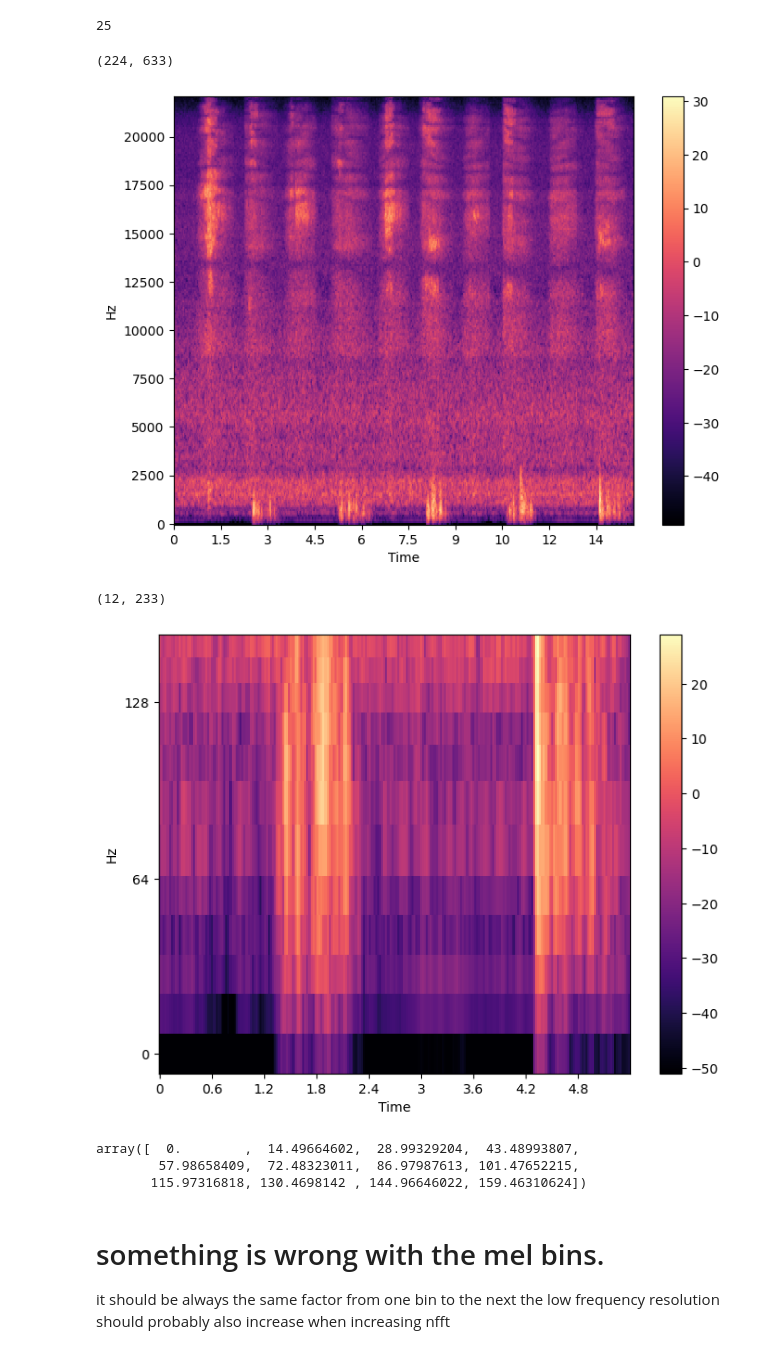
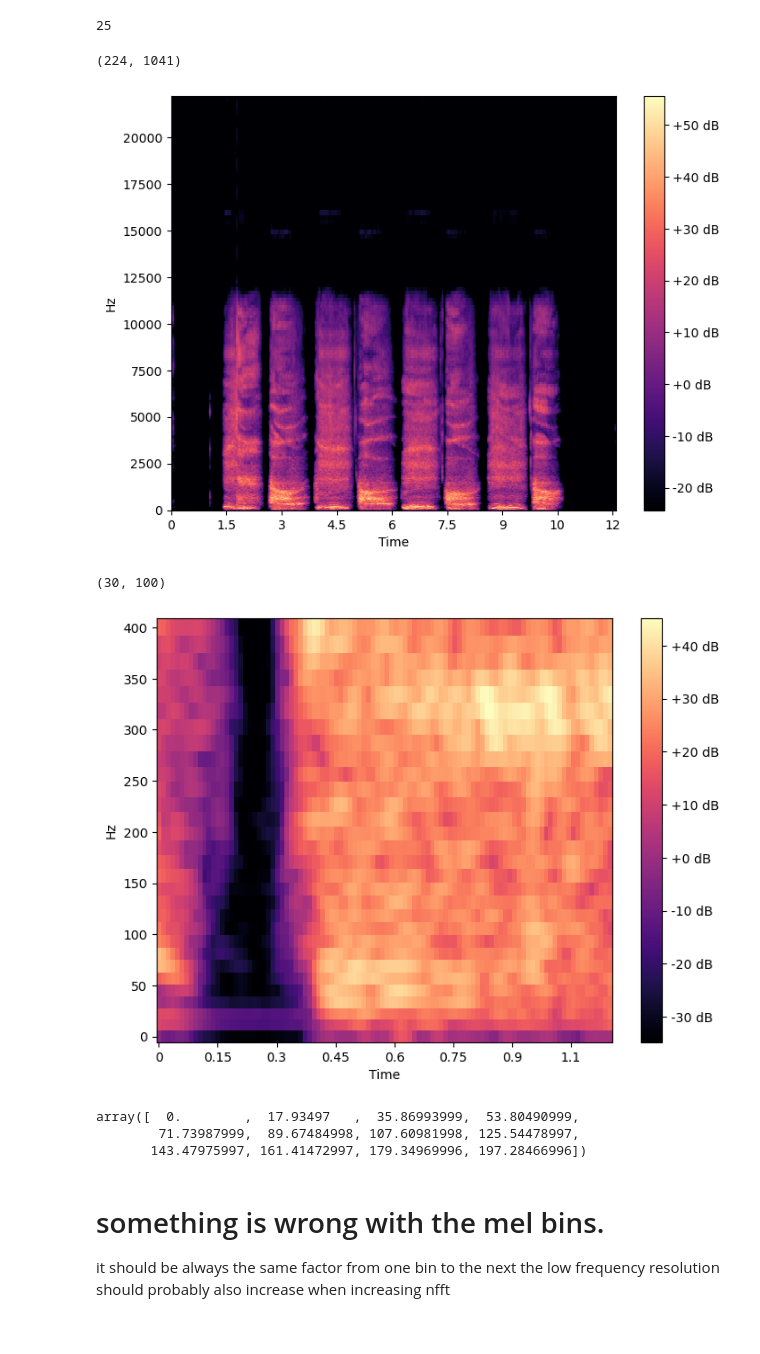
Before and after one commit to MichaelReiter94/acoustic_covid_detection, a Jupyter notebook: python/Jupyter_Notebooks/Infrasound analysis and new Features for resnet.ipynb, the cells around one changed output. Cells and saved outputs as stored; diff of their text form; code cells hidden in the pictures.

```diff
--- a/python/Jupyter_Notebooks/Infrasound analysis and new Features for resnet.ipynb
+++ b/python/Jupyter_Notebooks/Infrasound analysis and new Features for resnet.ipynb
@@ -132,43 +132,44 @@ round(n_freq_per_octave)
 # %% [output]
 25
 # %%
-window_length = 4096  # wen nfft 1024 ist zB, dann ist das gleich, wie wenn beide 512 sind
+window_length = 1024  # wen nfft 1024 ist zB, dann ist das gleich, wie wenn beide 512 sind
                      # und das audio signal auf die 1024 zero gepadded wird
-n_fft = 4096  *4
-hop_size = 1024
+n_fft = 4096  * 16
+hop_size = 512
 n_mels = 224
-fmax = 10000
+fmax = target_sr/2
+mel_frequencies = librosa.mel_frequencies(n_mels=n_mels, fmin=0.0, fmax=fmax, htk=True)
+
 mel_spect = librosa.feature.melspectrogram(y=audio, n_fft=n_fft, hop_length=hop_size, win_length=window_length,
                                            n_mels=n_mels, sr=target_sr, fmin=0.0, fmax=fmax)
 # %%
 librosa.display.specshow(librosa.power_to_db(mel_spect),
-                         x_axis='time', y_axis='linear', cmap="magma",
-                         hop_length=hop_size, sr=target_sr)
-plt.colorbar()
+                         x_axis='time', y_axis="linear", cmap="magma",
+                         hop_length=hop_size, sr=target_sr, y_coords=mel_frequencies)
+plt.colorbar(format="%+2.f dB")
 mel_spect.shape
 # %% [output]
-(224, 633)
+(224, 1041)
-[figure, old version]
+[figure, new version]
 # %%
-n_bins = 12
-mel_spect_low = mel_spect[:n_bins, 400:1000]
-mel_frequencies = librosa.mel_frequencies(n_mels=n_mels, fmin=0.0, fmax=fmax)
+n_bins = 30
+mel_spect_low = mel_spect[:n_bins, 200:300]
 
 librosa.display.specshow(librosa.power_to_db(mel_spect_low),
-                         x_axis='time', y_axis='log', cmap="magma",
+                         x_axis='time', y_axis='linear', cmap="magma",
                          hop_length=hop_size, sr=target_sr, y_coords=mel_frequencies[:n_bins])
-plt.colorbar()
+plt.colorbar(format="%+2.f dB")
 mel_spect_low.shape
 # %% [output]
-(12, 233)
+(30, 100)
-[figure, old version]
+[figure, new version]
 # %%
 #mel_frequencies = librosa.mel_frequencies(n_mels=n_mels, fmin=0.0, fmax=target_sr/2)
 mel_frequencies[:n_bins]
 # %% [output]
-array([  0.        ,  14.49664602,  28.99329204,  43.48993807,
-        57.98658409,  72.48323011,  86.97987613, 101.47652215,
-       115.97316818, 130.4698142 , 144.96646022, 159.46310624])
+array([  0.        ,  17.93497   ,  35.86993999,  53.80490999,
+        71.73987999,  89.67484998, 107.60981998, 125.54478997,
+       143.47975997, 161.41472997, 179.34969996, 197.28466996])
 # %% [markdown]
 # something is wrong with the mel bins.
 it should be always the same factor from one bin to the next
```
Also changed, not shown: parts of 10 cells of this notebook, 3 other files.
